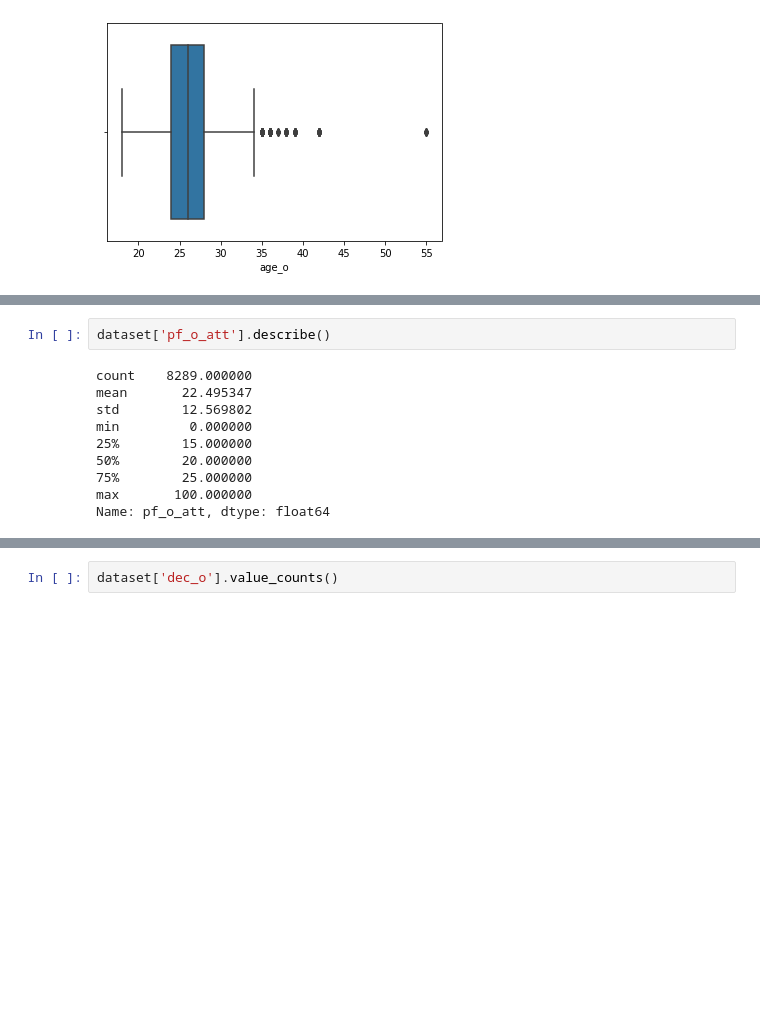
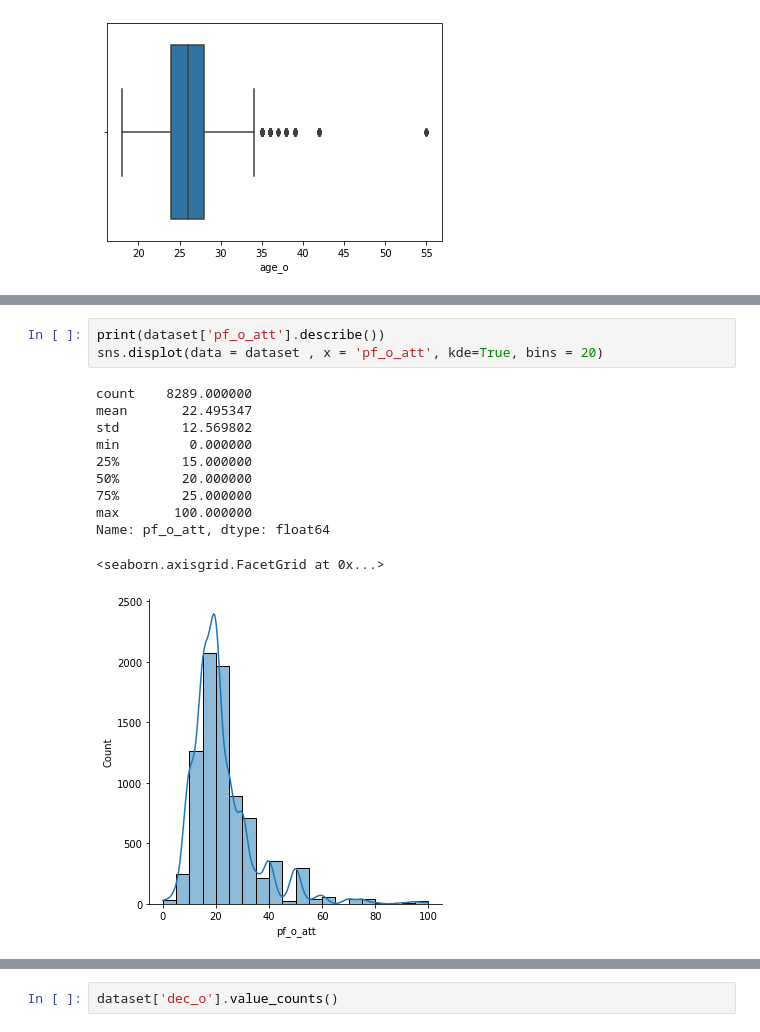
Before and after one commit to Stylomines/speed_dating, a Jupyter notebook: 01-Project_speed_dating.ipynb, the cells around one changed output, grey strips where cells are left out. Cells and saved outputs as stored; diff of their text form; blank space fills up the shorter version.

```diff
--- a/01-Project_speed_dating.ipynb
+++ b/01-Project_speed_dating.ipynb
@@ -239,13 +247,16 @@ sns.countplot(data = dataset, x ='race_o')
 [figure]
-# %%
-dataset['pf_o_att'].describe()
-# %% [output]
-count    8289.000000
-mean       22.495347
-std        12.569802
-min         0.000000
-25%        15.000000
-50%        20.000000
-75%        25.000000
-max       100.000000
-Name: pf_o_att, dtype: float64
+# %%
+print(dataset['pf_o_att'].describe())
+sns.displot(data = dataset , x = 'pf_o_att', kde=True, bins = 20)
+# %% [output]
+count    8289.000000
+mean       22.495347
+std        12.569802
+min         0.000000
+25%        15.000000
+50%        20.000000
+75%        25.000000
+max       100.000000
+Name: pf_o_att, dtype: float64
+<seaborn.axisgrid.FacetGrid at 0x...>
+[figure, added]
```
Also changed, not shown: parts of 13 cells of this notebook, 3 other files.
